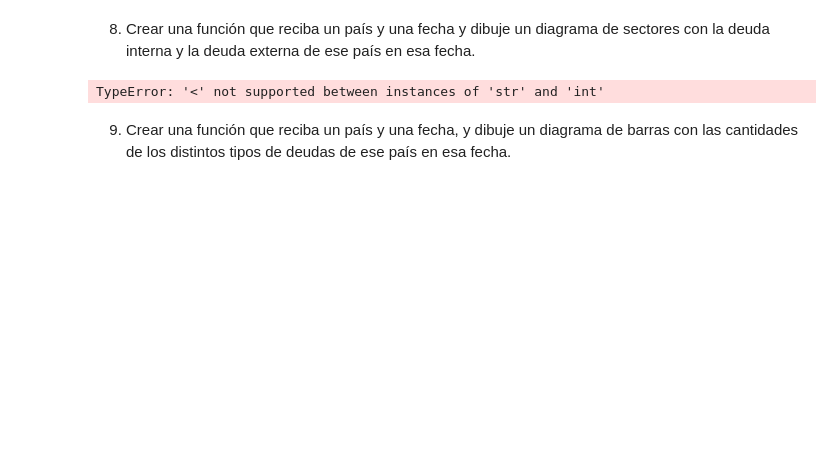
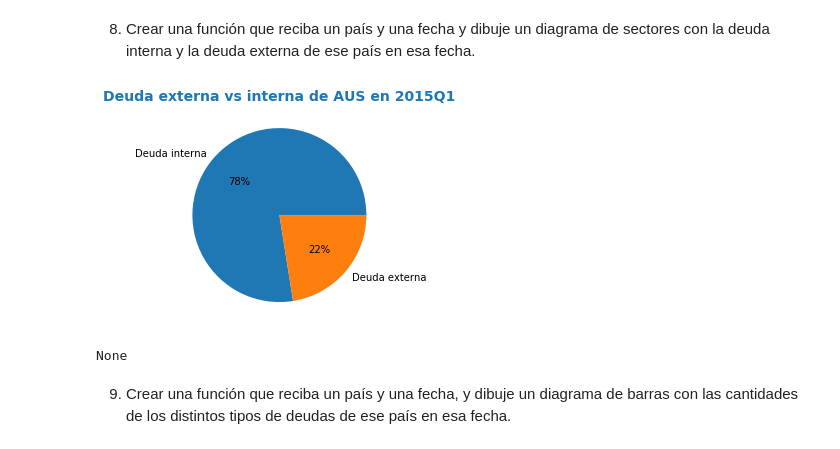
Before and after one commit to asalber/asalber.github.io, a Jupyter notebook: python/trabajos/soluciones/deuda-publica.ipynb, the cells around one changed output. Saved outputs shown, nothing was run; the diff lists cells and outputs as text; code cells hidden in the pictures; blank space fills up the shorter version.

Commit message:
Corrección de errores.

```diff
--- a/python/trabajos/soluciones/deuda-publica.ipynb
+++ b/python/trabajos/soluciones/deuda-publica.ipynb
@@ -227,36 +238,36 @@ import matplotlib.pyplot as plt
 
 def sectores_deuda_externa_interna(deudas, pais, fecha):
     ''' Función que dibuja un diagrama de sectores con la deuda interna y externa de un país y una fecha dados.
 
     Parámetros:
         - deuda: Es un DataFrame con las deudas de los países.
         - tipo: Es una cadena con el tipo de deuda.
         - fecha: Es una cadena con el año y el trimestre.
     '''
 
     # Filtramos el país, la fecha y los tipos de deuda
     deuda_filtro = deuda[(deuda.PaisId == pais) & (
         deuda.Fecha == fecha) & deuda.TipoId.isin(['Deuda interna', 'Deuda externa'])]
     # Creamos una serie de la columna Cantidad tomando como índice la columna del tipo de deuda.
     serie = pd.Series(list(deuda_filtro.Cantidad), index=deuda_filtro.TipoId)
     # Creamos la figura y los ejes
     fig, ax = plt.subplots()
     # Dibujamos el diagrama de sectores
     serie.plot(kind='pie', autopct='%1.0f%%', ax=ax)
     # Añadimos el título
     ax.set_title('Deuda externa vs interna de ' + pais + ' en ' + fecha, loc="center",
                  fontdict={'fontsize': 14, 'fontweight': 'bold', 'color': 'tab:blue'})
     # Eliminamos la etiqueta del eje y
     ax.set_ylabel('')
     # Guardamos el gráfico.
-    plt.savefig('img/sectores-deuda-externa-interna-' + pais +
-                '-' + fecha + '.png', bbox_inches='tight')
+    plt.show()
     return
 
 # Ejemplo
 print(sectores_deuda_externa_interna(deuda, 'AUS', '2015Q1'))
 # %% [output]
+[figure, added]
-TypeError: '<' not supported between instances of 'str' and 'int'
+None
 # %% [markdown]
 9. Crear una función que reciba un país y una fecha, y dibuje un diagrama de barras con las cantidades de los distintos tipos de deudas de ese país en esa fecha.
 # %%
```
Also changed, not shown: parts of 12 cells of this notebook, 3 other files.
